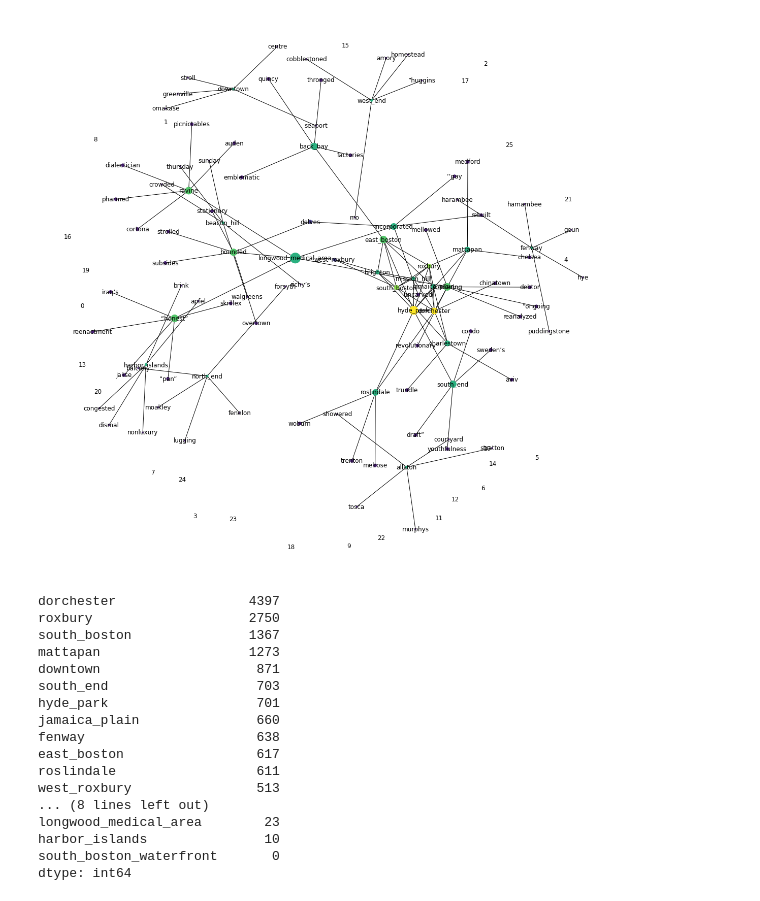
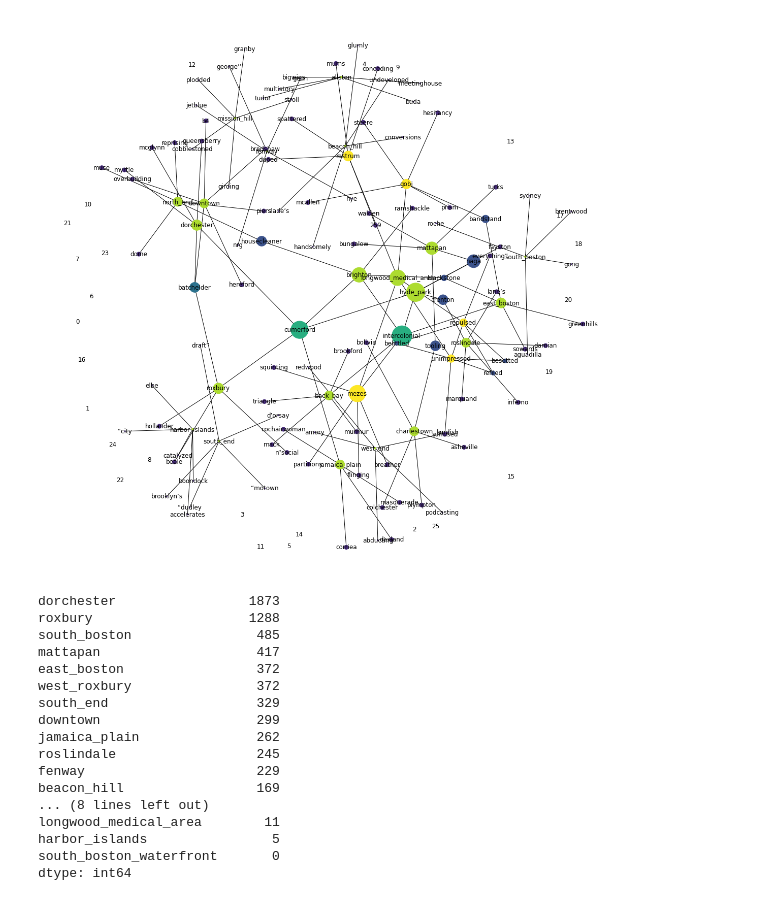
Before and after one commit to BU-Spark/summer2021internship, a Jupyter notebook: NAACP/Doc2vec/model/Doc2Vec_50%Neighborhoods.ipynb, the cells around one changed output. Cells and saved outputs as stored; diff of their text form; code cells hidden in the pictures.

```diff
--- a/NAACP/Doc2vec/model/Doc2Vec_50%Neighborhoods.ipynb
+++ b/NAACP/Doc2vec/model/Doc2Vec_50%Neighborhoods.ipynb
@@ -32,7 +32,7 @@ import matplotlib.pyplot as plt
 %matplotlib inline
 # %%
 # read in the data using Pandas
-data = pd.read_csv('./data-source/bostonglobe2018.csv')
+data = pd.read_csv('./data-source/bostonglobe2016.csv')
 # %%
 # strip the text of unnecessary whitespaces and removing special characters
 def custom_standardization(data):
@@ -228,51 +228,51 @@ words = compute_similar_words_for_all_tasks(model)
 # %%
 #read in similar words csv file to create WordClouds
 
-words = pd.read_csv('./similar_words_task/Neighbor_50%/similar_words_task_2018.csv')
+words = pd.read_csv('./similar_words_task/Neighbor_50%/similar_words_task_2016.csv')
 G = nx.Graph()
 j = 1
 for i, row in words.iterrows():
     for j in range(1,len(row)):
         G.add_node(i,label=row[j])
     for j in range(1,len(row)):
         G.add_edge(row[1], row[j])
 remove = [node for node,degree in dict(G.degree()).items() if degree > 2]
 # print(remove)
 pos = nx.spring_layout(G,k=0.3)
 betCent = nx.betweenness_centrality(G, normalized=True, endpoints=True)
 node_color = [20000.0 * G.degree(v) for v in G]
 node_size =  [v * 10000 for v in betCent.values()]
 plt.figure(figsize=(20,20))
 nx.draw_networkx(G, pos=pos, with_labels=True,
                  node_color=node_color,
                  node_size=node_size )
 
 model.train(data_for_training, total_examples=model.corpus_count, epochs=model.epochs)
 plt.axis('off')
-plt.savefig('../img/Neighbor_50%/Neighbor_graph_2018.png')
+plt.savefig('../img/Neighbor_50%/Neighbor_graph_2016.png')
 plt.show()
 # %% [output]
-[figure, old version]
+[figure, new version]
 # %%
 freq = pd.Series(mentions)
 freq = freq.sort_values(ascending=False)
-freq.to_csv('../model/frequency_neighbor/2018_neighbor_freq.csv')
+freq.to_csv('../model/frequency_neighbor/2016_neighbor_freq.csv')
 freq
 # %% [output]
-dorchester                 4397
-roxbury                    2750
-south_boston               1367
-mattapan                   1273
-downtown                    871
-south_end                   703
-hyde_park                   701
-jamaica_plain               660
-fenway                      638
-east_boston                 617
-roslindale                  611
-west_roxbury                513
+dorchester                 1873
+roxbury                    1288
+south_boston                485
+mattapan                    417
+east_boston                 372
+west_roxbury                372
+south_end                   329
+downtown                    299
+jamaica_plain               262
+roslindale                  245
+fenway                      229
+beacon_hill                 169
 ... (8 lines left out)
-longwood_medical_area        23
-harbor_islands               10
+longwood_medical_area        11
+harbor_islands                5
 south_boston_waterfront       0
 dtype: int64
```
Also changed, not shown: parts of 1 cell of this notebook, 10 other files.
